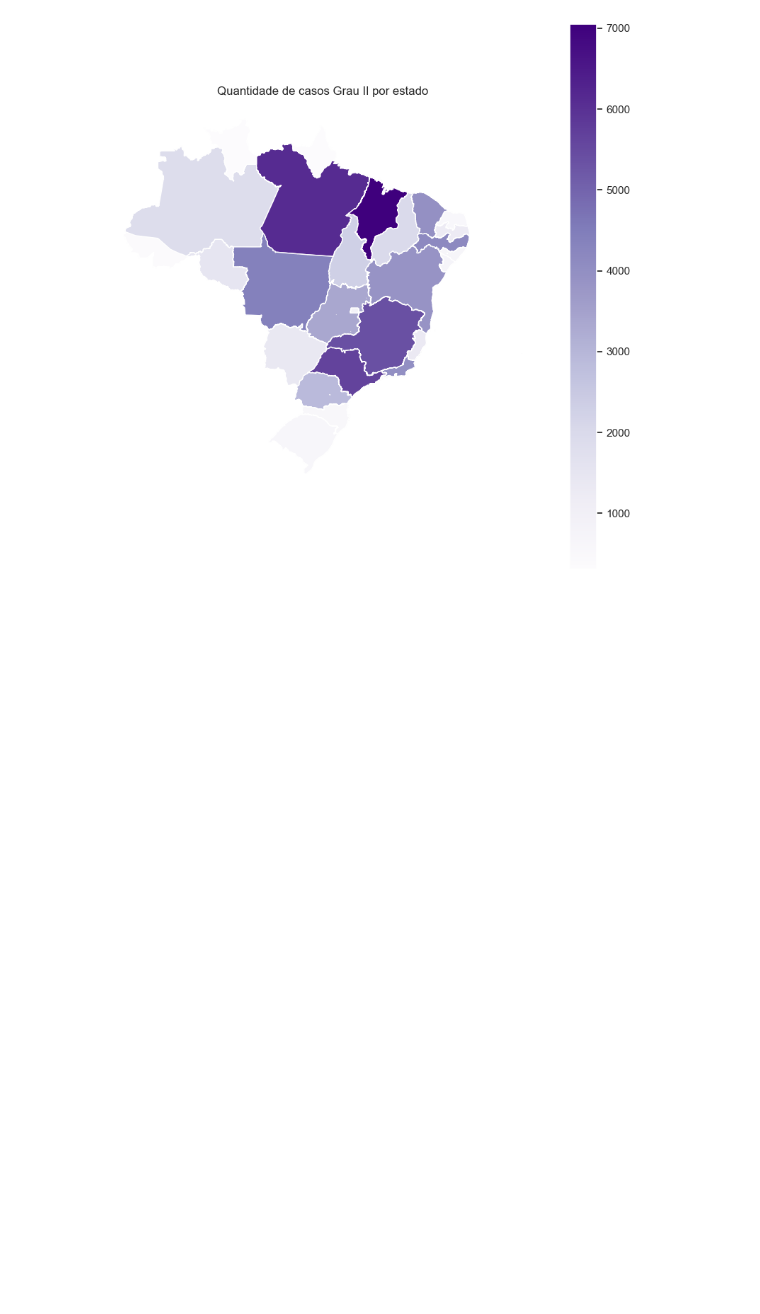
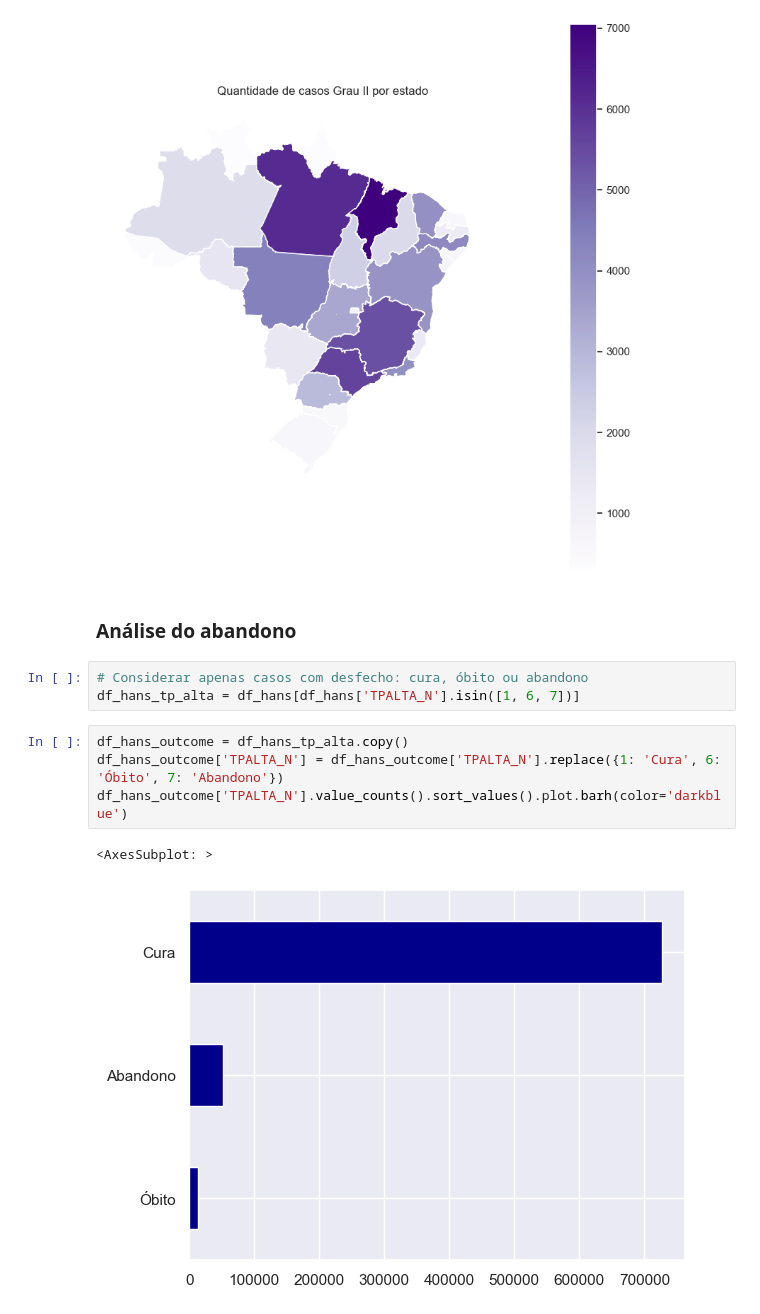
Before and after one commit to datasci4health/projects2023, a Jupyter notebook: hans_project/notebooks/EDA_Hans.ipynb, the cells around one changed output. Saved outputs shown, nothing was run; the diff lists cells and outputs as text; blank space fills up the shorter version.

```diff
--- a/hans_project/notebooks/EDA_Hans.ipynb
+++ b/hans_project/notebooks/EDA_Hans.ipynb
@@ -154,3 +154,15 @@ ax.set_axis_off()
 plt.show()
 # %% [output]
 [figure]
+# %% [markdown]
+### Análise do abandono
+# %%
+# Considerar apenas casos com desfecho: cura, óbito ou abandono
+df_hans_tp_alta = df_hans[df_hans['TPALTA_N'].isin([1, 6, 7])]
+# %%
+df_hans_outcome = df_hans_tp_alta.copy()
+df_hans_outcome['TPALTA_N'] = df_hans_outcome['TPALTA_N'].replace({1: 'Cura', 6: 'Óbito', 7: 'Abandono'})
+df_hans_outcome['TPALTA_N'].value_counts().sort_values().plot.barh(color='darkblue')
+# %% [output]
+<AxesSubplot: >
+[figure, added]
```
Also changed, not shown: parts of 1 cell of this notebook, 2 other files.
